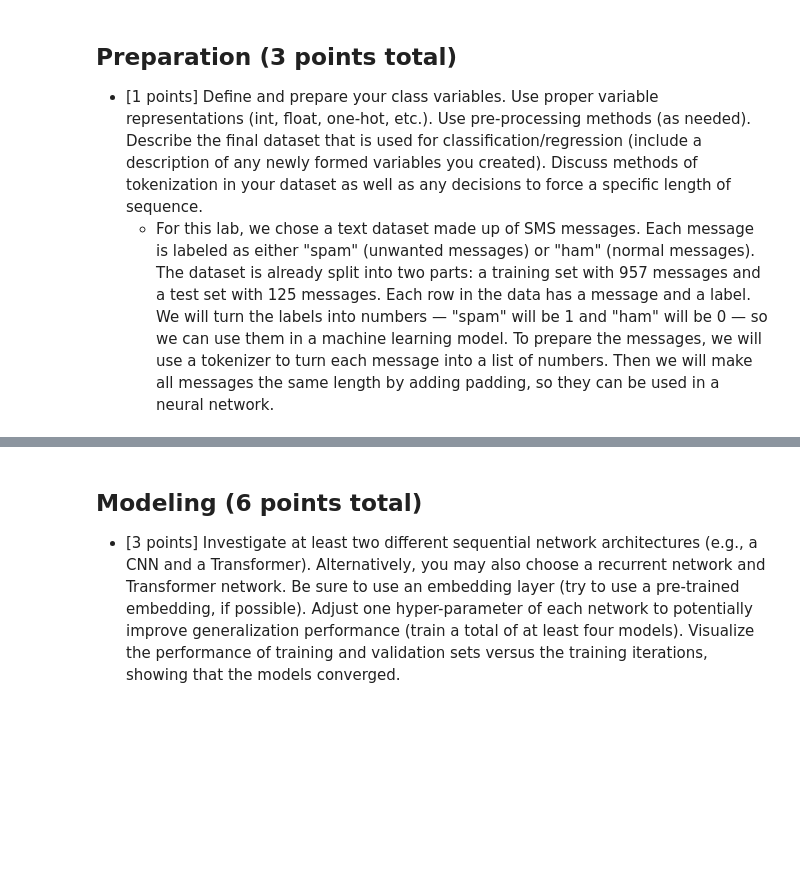
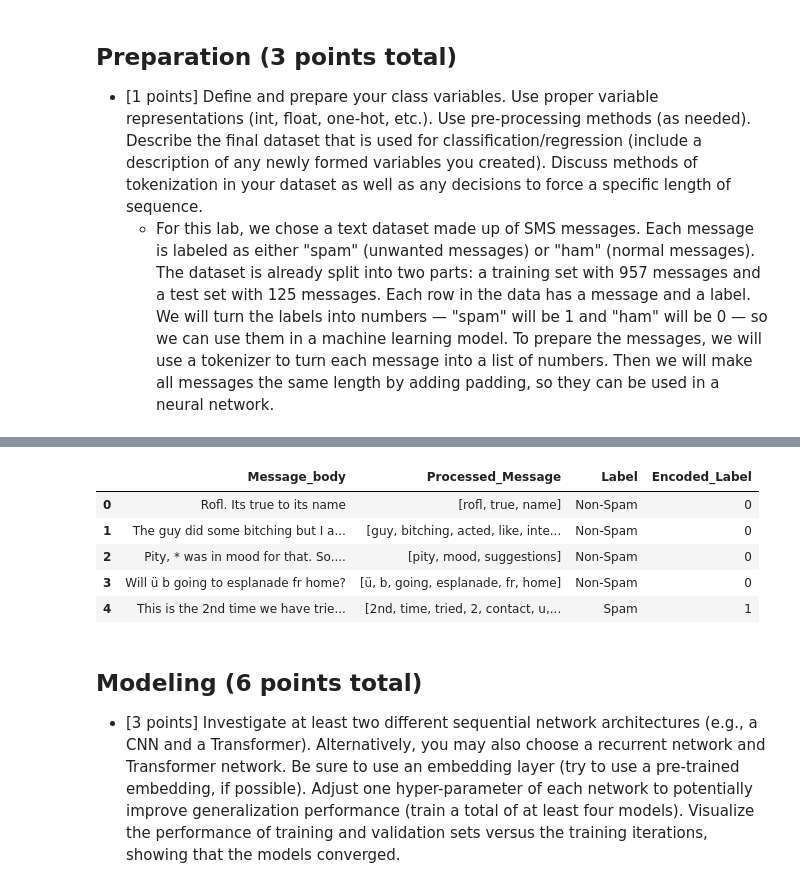
Before and after one commit to 48878679/CS5324_Lab7, a Jupyter notebook: Lab7.ipynb, the cells around one changed output, grey strips where cells are left out. Drawn from its saved outputs; the diff is of its cells as text; code cells hidden in the pictures; blank space fills up the shorter version.

```diff
--- a/Lab7.ipynb
+++ b/Lab7.ipynb
@@ -26,0 +58,29 @@ test_df = pd.read_csv('SMS_test.csv', encoding='cp1252')
+# %%
+# Download the stopwords resource if not already done
+nltk.download('stopwords')
+
+# Get the English stopwords set
+stop_words = set(stopwords.words('english'))
+
+# Function to remove stopwords
+def remove_stopwords(tokens):
+    return [word for word in tokens if word not in stop_words]
+
+# Simpler tokenization using regular expressions
+def simple_tokenizer(text):
+    # Convert to lowercase
+    text = text.lower()
+    # Remove punctuation and tokenize by splitting on spaces
+    tokens = re.findall(r'\b\w+\b', text)
+    return tokens
+
+# Apply the simple tokenizer to the Message_body column
+dfCombined['Processed_Message'] = dfCombined['Message_body'].apply(simple_tokenizer).apply(remove_stopwords)
+
+# Encode the Labels into binary format (Spam=1, Non-Spam=0)
+label_encoder = LabelEncoder()
+dfCombined['Encoded_Label'] = label_encoder.fit_transform(dfCombined['Label'])
+
+# Display a sample of the processed dataset
+dfCombined[['Message_body', 'Processed_Message', 'Label', 'Encoded_Label']].head()
+# %% [output]
@@ -26,0 +90,6 @@ test_df = pd.read_csv('SMS_test.csv', encoding='cp1252')
+|  | Message_body | Processed_Message | Label | Encoded_Label |
+| 0 | Rofl. Its true to its name | [rofl, true, name] | Non-Spam | 0 |
+| 1 | The guy did some bitching but I a... | [guy, bitching, acted, like, inte... | Non-Spam | 0 |
+| 2 | Pity, * was in mood for that. So.... | [pity, mood, suggestions] | Non-Spam | 0 |
+| 3 | Will ü b going to esplanade fr home? | [ü, b, going, esplanade, fr, home] | Non-Spam | 0 |
+| 4 | This is the 2nd time we have trie... | [2nd, time, tried, 2, contact, u,... | Spam | 1 |
```
Also changed, not shown: parts of 8 cells of this notebook.
